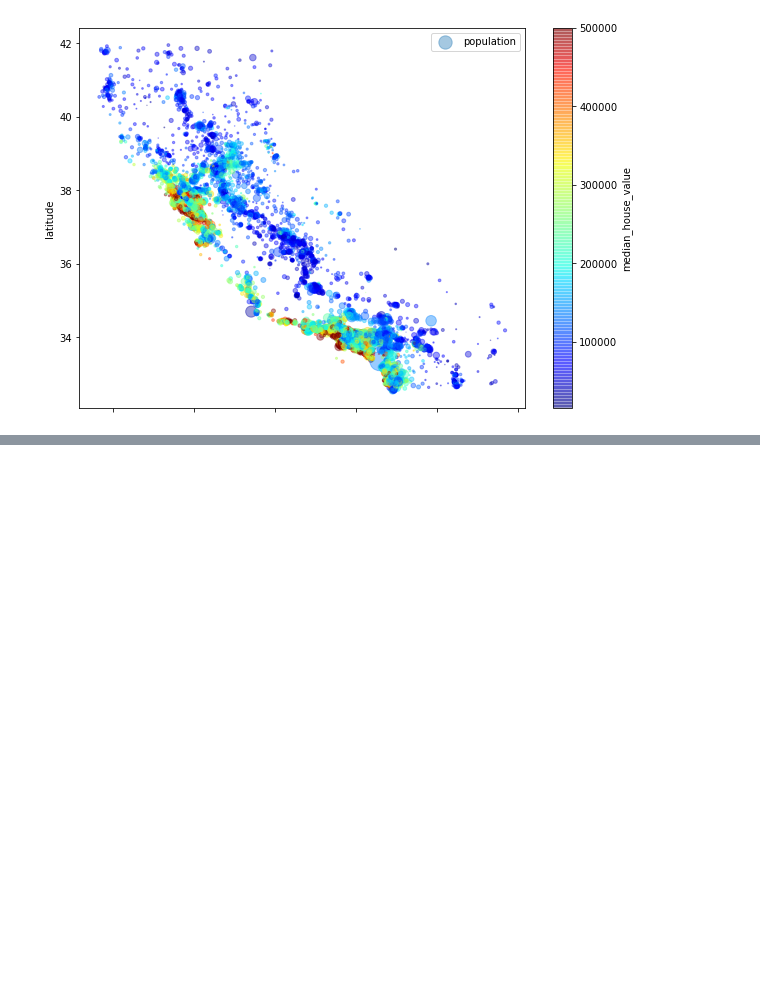
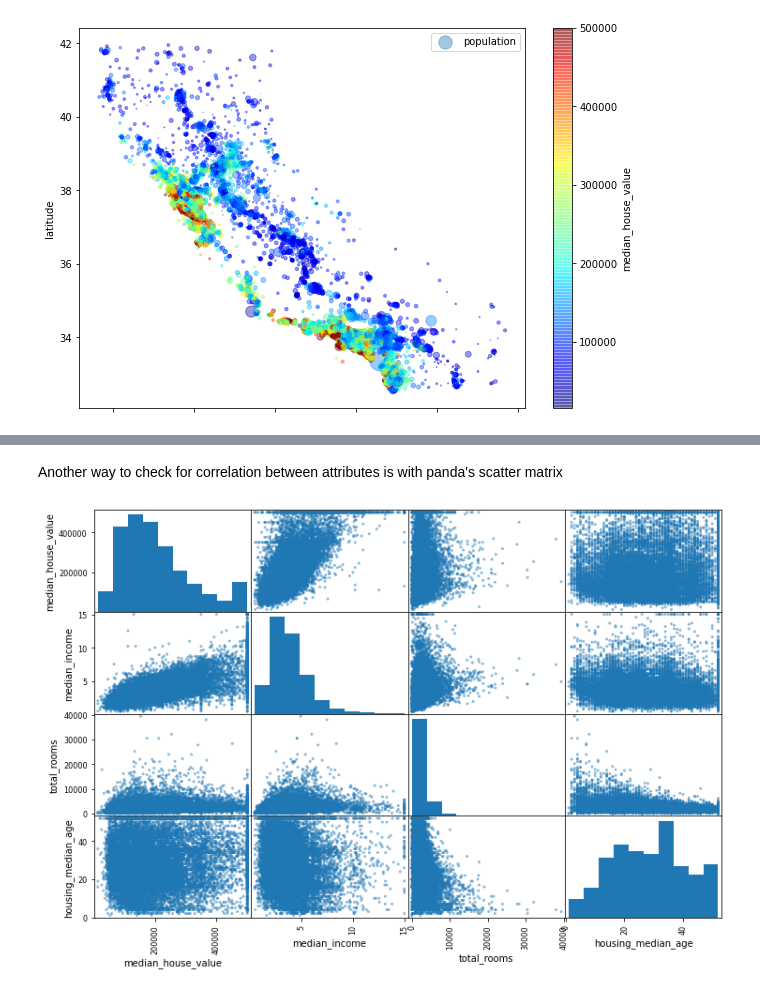
Before and after one commit to folafunmi-db/Hands-on-Machine-Learning, a Jupyter notebook: California Housing Prices .ipynb, the cells around one changed output, grey strips where cells are left out. Drawn from its saved outputs; the diff is of its cells as text; code cells hidden in the pictures; blank space fills up the shorter version.

Commit message:
Added scatter matrix ploot

```diff
--- a/California Housing Prices .ipynb
+++ b/California Housing Prices .ipynb
@@ -232,0 +297,2 @@ plt.legend();
+# %% [markdown]
+Another way to check for correlation between attributes is with panda's scatter matrix
@@ -232,0 +301,6 @@ plt.legend();
+# %%
+attributes = ['median_house_value', 'median_income', 'total_rooms',\
+             'housing_median_age']
+scatter_matrix(housing[attributes], figsize=(12,8));
+# %% [output]
+[figure, added]
```
Also changed, not shown: parts of 13 cells of this notebook.
